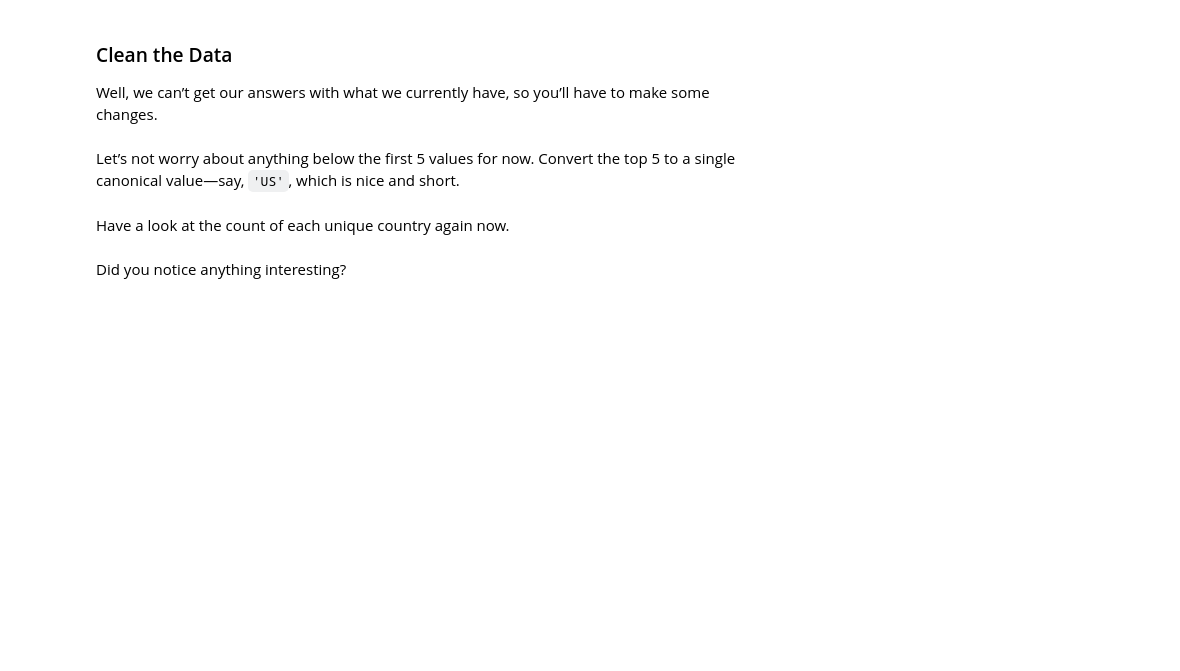
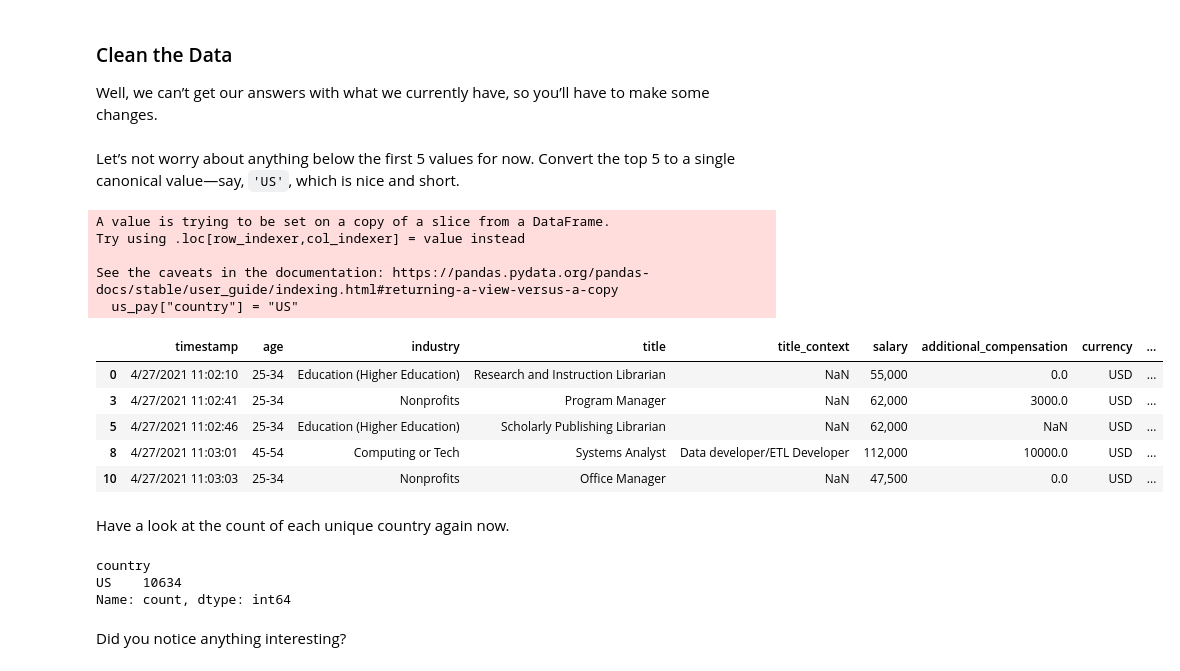
Before and after one commit to tsunar2002/ds-fall-2025-tue, a Jupyter notebook: Week-02-Pandas-Part-2-and-DS-Overview/exercise/fardin-ahmed-exercise-week-02.ipynb, the cells around one changed output. Saved outputs shown, nothing was run; the diff lists cells and outputs as text; code cells hidden in the pictures; blank space fills up the shorter version.

```diff
--- a/Week-02-Pandas-Part-2-and-DS-Overview/exercise/fardin-ahmed-exercise-week-02.ipynb
+++ b/Week-02-Pandas-Part-2-and-DS-Overview/exercise/fardin-ahmed-exercise-week-02.ipynb
@@ -189,3 +289,10 @@ For now, let’s just look at U.S. dollars (`'USD'`).
 What we really want know is how each U.S. city pays in tech. What value in `country` represents the United States of America?
 # %%
 # We did filter for USD, so if we do a count of each unique country in descending count order, the relevant value(s) should show up at the top.
+df_salary_tech["country"]=df_salary_tech["country"].str.lower()
+us_pay = df_salary_tech[df_salary_tech["country"].str.contains(
+    r"\b(us|usa|u\.s\.a?|united states|united state|america)\b",
+    case=False, na=False
+)]
+
+us_pay["country"].value_counts()
@@ -197,10 +327,30 @@ Well, we can’t get our answers with what we currently have, so you’ll have t
 Let’s not worry about anything below the first 5 values for now. Convert the top 5 to a single canonical value―say, `'US'`, which is nice and short.
 # %%
 # Replace them all with 'US'.
+us_pay["country"] = "US"
+
+us_pay.head()
+# %% [output]
+A value is trying to be set on a copy of a slice from a DataFrame.
+Try using .loc[row_indexer,col_indexer] = value instead
+
+See the caveats in the documentation: https://pandas.pydata.org/pandas-docs/stable/user_guide/indexing.html#returning-a-view-versus-a-copy
+  us_pay["country"] = "US"
+|  | timestamp | age | industry | title | title_context | salary | additional_compensation | currency | ... |
+| 0 | 4/27/2021 11:02:10 | 25-34 | Education (Higher Education) | Research and Instruction Librarian | NaN | 55,000 | 0.0 | USD | ... |
+| 3 | 4/27/2021 11:02:41 | 25-34 | Nonprofits | Program Manager | NaN | 62,000 | 3000.0 | USD | ... |
+| 5 | 4/27/2021 11:02:46 | 25-34 | Education (Higher Education) | Scholarly Publishing Librarian | NaN | 62,000 | NaN | USD | ... |
+| 8 | 4/27/2021 11:03:01 | 45-54 | Computing or Tech | Systems Analyst | Data developer/ETL Developer | 112,000 | 10000.0 | USD | ... |
+| 10 | 4/27/2021 11:03:03 | 25-34 | Nonprofits | Office Manager | NaN | 47,500 | 0.0 | USD | ... |
 # %% [markdown]
 Have a look at the count of each unique country again now.
 # %%
 # Count again.
+us_pay["country"].value_counts()
+# %% [output]
+country
+US    10634
+Name: count, dtype: int64
 # %% [markdown]
 Did you notice anything interesting?
 # %%
```
Also changed, not shown: parts of 10 cells of this notebook.
